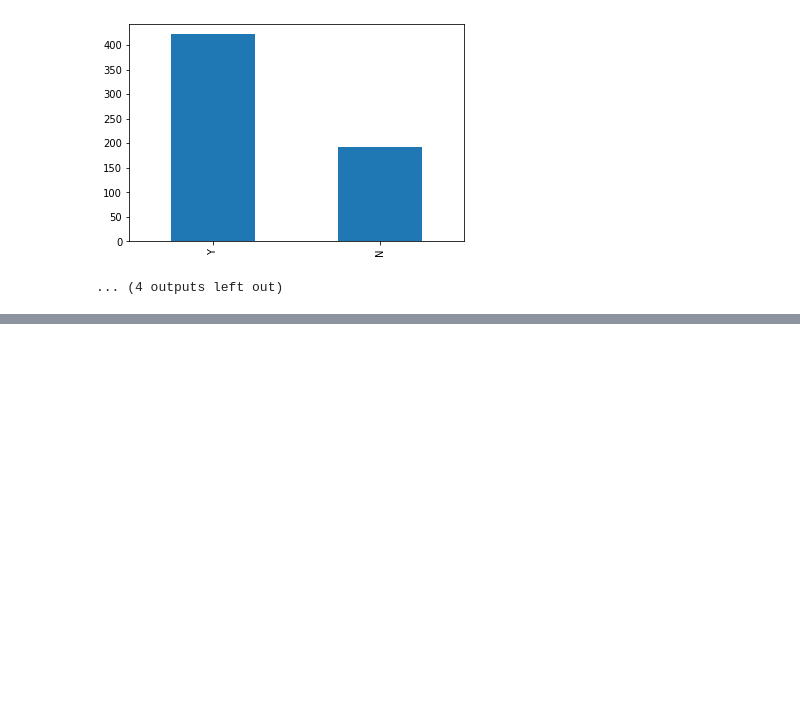
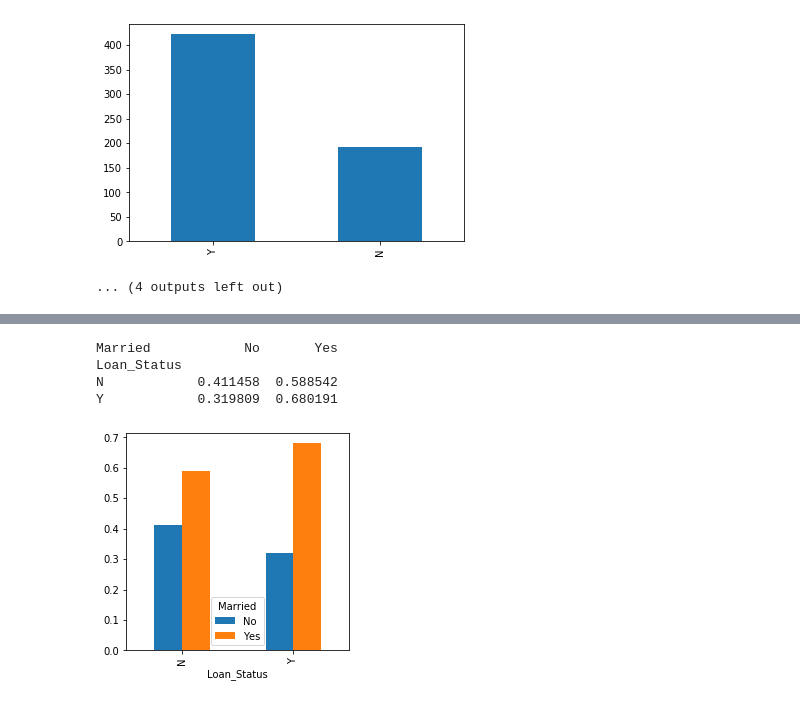
Before and after one commit to ibacaraujo/learning-path-data-scientist, a Jupyter notebook: loan_prediction.ipynb, the cells around one changed output, grey strips where cells are left out. Cells and saved outputs as stored; diff of their text form; code cells hidden in the pictures; blank space fills up the shorter version.

```diff
--- a/loan_prediction.ipynb
+++ b/loan_prediction.ipynb
@@ -207,0 +241,8 @@ N     192    0.312704
+# %%
+def generate_two_way_data(cat1, cat2, df):
+    gender_table = pd.crosstab(index=df[cat1],
+                               columns=df[cat2],
+                               normalize="index")
+    print(gender_table)
+    gender_table.plot(kind="bar", figsize=(4,4), stacked=False);
+    plt.show();
@@ -207,0 +263,8 @@ N     192    0.312704
+# %%
+generate_two_way_data('Loan_Status', 'Married', train)
+# %% [output]
+Married            No       Yes
+Loan_Status
+N            0.411458  0.588542
+Y            0.319809  0.680191
+[figure, added]
```
Also changed, not shown: parts of 23 cells of this notebook.
